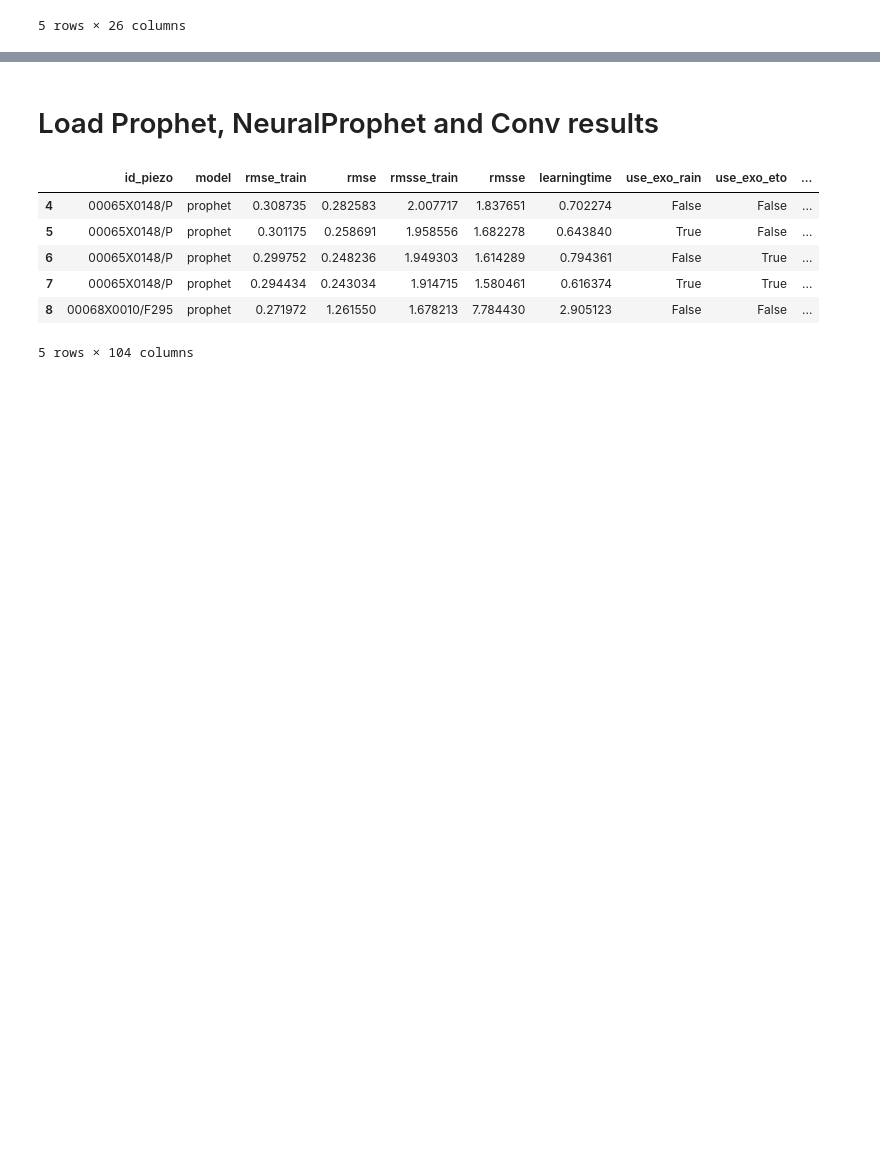
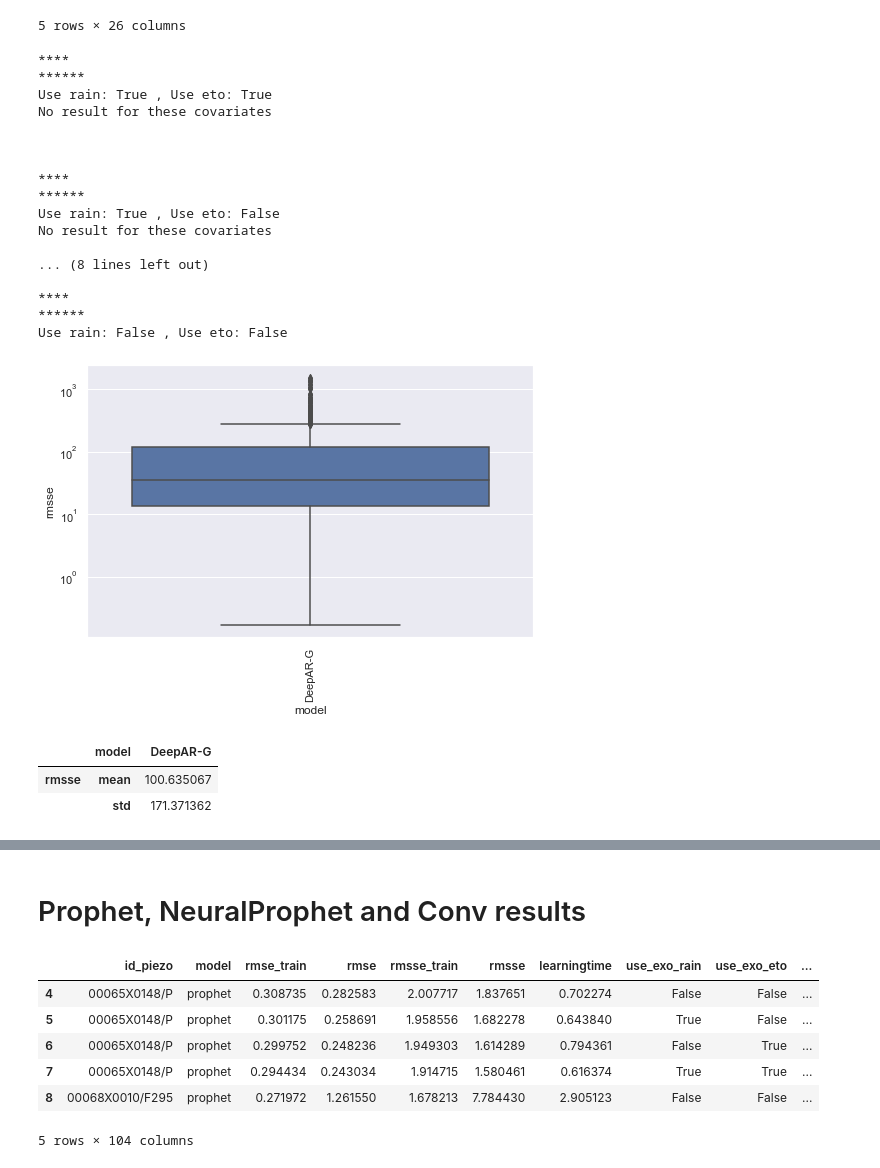
Before and after one commit to frankl1/piezoforecast, a Jupyter notebook: results/analysis.ipynb, the cells around one changed output, grey strips where cells are left out. Saved outputs shown, nothing was run; the diff lists cells and outputs as text; code cells hidden in the pictures; blank space fills up the shorter version.

```diff
--- a/results/analysis.ipynb
+++ b/results/analysis.ipynb
@@ -148,7 +219,11 @@ deepar_result.head()
 deepar_global_result = pd.read_csv(result_folder + 'global_DeepAR.csv', index_col=0)
 deepar_global_result = deepar_global_result.rename(columns={'item_id': 'id_piezo', 'use_exo_evo': 'use_exo_eto'})
 deepar_global_result = deepar_global_result[deepar_global_result.id_piezo.isin(common_piezo)]
+deepar_global_result = deepar_global_result[~deepar_global_result.index.duplicated(keep='first')]
 deepar_global_result.rmsse = deepar_global_result.rmsse.astype(float)
+deepar_global_result = deepar_global_result.replace(to_replace='False', value=False)
+deepar_global_result.use_exo_rain = deepar_global_result.use_exo_rain.astype(bool)
+deepar_global_result.use_exo_eto = deepar_global_result.use_exo_eto.astype(bool)
 
 if 'use_exo_bdlisa' not in deepar_global_result.columns:
     deepar_global_result['use_exo_bdlisa'] = False
@@ -164,3 +239,27 @@ deepar_global_result.head()
 | 12.0 | 00134X0127/PZ1 | 31.809759324596776 | 483.9842224121094 | 2074.350341796875 | 22.304842384912636 | 0.00877424692351616 | 593.1143115927534 | 0.23368960554881762 | ... |
 | 14.0 | 00148D0177/F2 | 5.181594028267809 | 194.40928649902344 | 612.4300537109375 | 6.585269394741263 | 0.030544253925661086 | 68.4391388495218 | 0.32096239315566194 | ... |
 5 rows × 26 columns
+# %%
+show_performance(deepar_global_result)
+# %% [output]
+****
+******
+Use rain: True , Use eto: True
+No result for these covariates
+
+
+
+****
+******
+Use rain: True , Use eto: False
+No result for these covariates
+
+... (8 lines left out)
+
+****
+******
+Use rain: False , Use eto: False
+[figure, added]
+|  | model | DeepAR-G |
+| rmsse | mean | 100.635067 |
+|  | std | 171.371362 |
@@ -167,5 +267,5 @@ deepar_global_result.head()
 # %% [markdown]
-# Load Prophet, NeuralProphet and Conv results
+# Prophet, NeuralProphet and Conv results
 # %%
 files = [result_folder + 'local_prophet.csv',
           result_folder + 'local_neuralprophet.csv',
```
Also changed, not shown: parts of 23 cells of this notebook.
